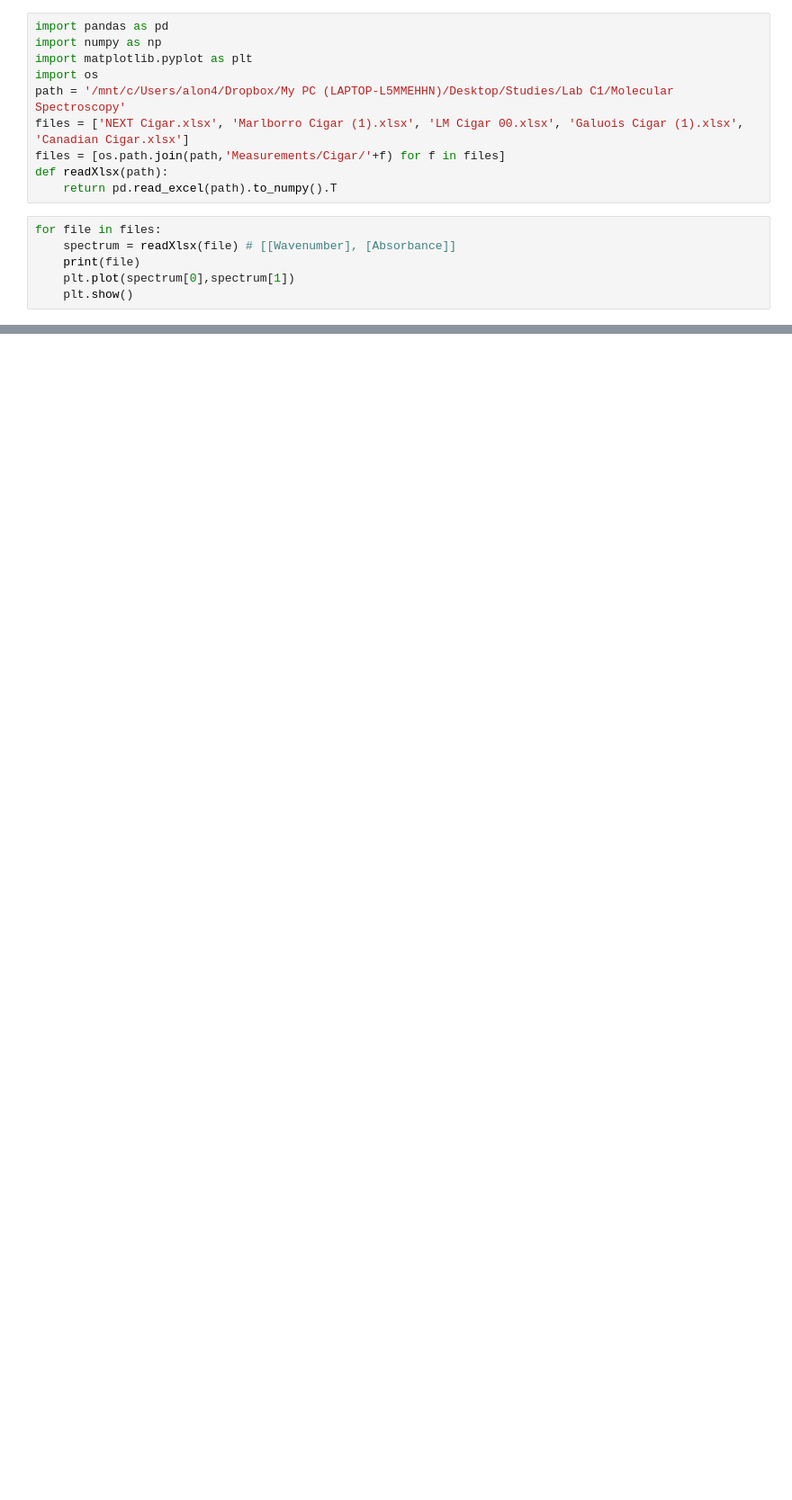
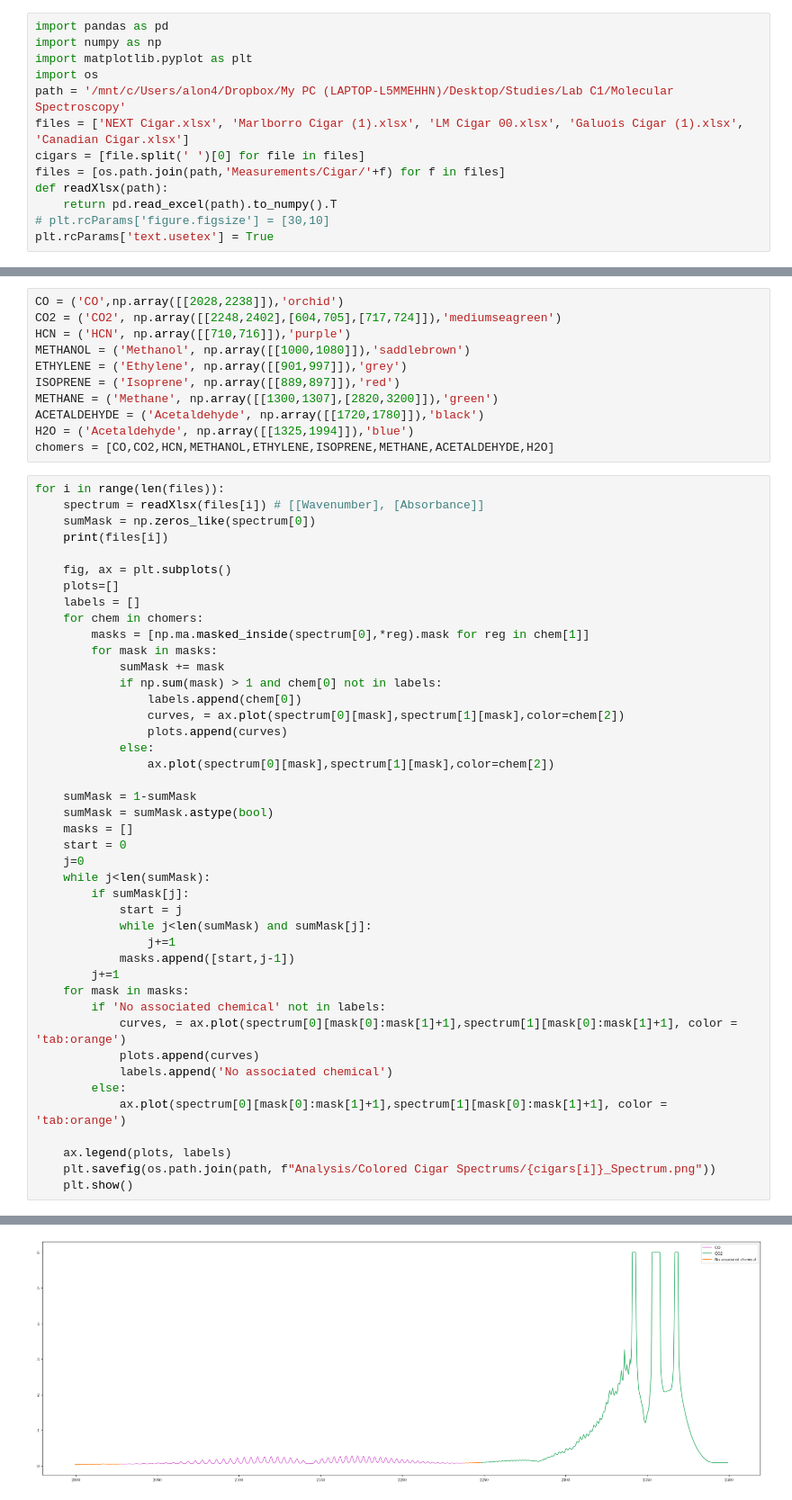
Before and after one commit to Alon-Shaaltiel/Lab-C1, a Jupyter notebook: Molecular Spectroscopy/Analysis/Cigar Analysis.ipynb, the cells around one changed output, grey strips where cells are left out. Shown: that part at 90% size. Saved outputs shown, nothing was run; the diff lists cells and outputs as text; blank space fills up the shorter version.

Commit message:
Added cigar chemical makeup images and code

```diff
--- a/Molecular Spectroscopy/Analysis/Cigar Analysis.ipynb
+++ b/Molecular Spectroscopy/Analysis/Cigar Analysis.ipynb
@@ -5,12 +5,9 @@ import matplotlib.pyplot as plt
 import os
 path = '/mnt/c/Users/alon4/Dropbox/My PC (LAPTOP-L5MMEHHN)/Desktop/Studies/Lab C1/Molecular Spectroscopy'
 files = ['NEXT Cigar.xlsx', 'Marlborro Cigar (1).xlsx', 'LM Cigar 00.xlsx', 'Galuois Cigar (1).xlsx', 'Canadian Cigar.xlsx']
+cigars = [file.split(' ')[0] for file in files]
 files = [os.path.join(path,'Measurements/Cigar/'+f) for f in files]
 def readXlsx(path):
     return pd.read_excel(path).to_numpy().T
+# plt.rcParams['figure.figsize'] = [30,10]
+plt.rcParams['text.usetex'] = True
-# %%
-for file in files:
-    spectrum = readXlsx(file) # [[Wavenumber], [Absorbance]]
-    print(file)
-    plt.plot(spectrum[0],spectrum[1])
-    plt.show()
@@ -27,0 +14,55 @@ for file in files:
+# %%
+CO = ('CO',np.array([[2028,2238]]),'orchid')
+CO2 = ('CO2', np.array([[2248,2402],[604,705],[717,724]]),'mediumseagreen')
+HCN = ('HCN', np.array([[710,716]]),'purple')
+METHANOL = ('Methanol', np.array([[1000,1080]]),'saddlebrown')
+ETHYLENE = ('Ethylene', np.array([[901,997]]),'grey')
+ISOPRENE = ('Isoprene', np.array([[889,897]]),'red')
+METHANE = ('Methane', np.array([[1300,1307],[2820,3200]]),'green')
+ACETALDEHYDE = ('Acetaldehyde', np.array([[1720,1780]]),'black')
+H2O = ('Acetaldehyde', np.array([[1325,1994]]),'blue')
+chomers = [CO,CO2,HCN,METHANOL,ETHYLENE,ISOPRENE,METHANE,ACETALDEHYDE,H2O]
+# %%
+for i in range(len(files)):
+    spectrum = readXlsx(files[i]) # [[Wavenumber], [Absorbance]]
+    sumMask = np.zeros_like(spectrum[0])
+    print(files[i])
+
+    fig, ax = plt.subplots()
+    plots=[]
+    labels = []
+    for chem in chomers:
+        masks = [np.ma.masked_inside(spectrum[0],*reg).mask for reg in chem[1]]
+        for mask in masks:
+            sumMask += mask
+            if np.sum(mask) > 1 and chem[0] not in labels:
+                labels.append(chem[0])
+                curves, = ax.plot(spectrum[0][mask],spectrum[1][mask],color=chem[2])
+                plots.append(curves)
+            else:
+                ax.plot(spectrum[0][mask],spectrum[1][mask],color=chem[2])
+
+    sumMask = 1-sumMask
+    sumMask = sumMask.astype(bool)
+    masks = []
+    start = 0
+    j=0
+    while j<len(sumMask):
+        if sumMask[j]:
+            start = j
+            while j<len(sumMask) and sumMask[j]:
+                j+=1
+            masks.append([start,j-1])
+        j+=1
+    for mask in masks:
+        if 'No associated chemical' not in labels:
+            curves, = ax.plot(spectrum[0][mask[0]:mask[1]+1],spectrum[1][mask[0]:mask[1]+1], color = 'tab:orange')
+            plots.append(curves)
+            labels.append('No associated chemical')
+        else:
+            ax.plot(spectrum[0][mask[0]:mask[1]+1],spectrum[1][mask[0]:mask[1]+1], color = 'tab:orange')
+
+    ax.legend(plots, labels)
+    plt.savefig(os.path.join(path, f"Analysis/Colored Cigar Spectrums/{cigars[i]}_Spectrum.png"))
+    plt.show()
+# %% [output]
@@ -27,0 +70 @@ for file in files:
+[figure, added]
```
Also changed, not shown: parts of 2 cells of this notebook, 8 other files.
